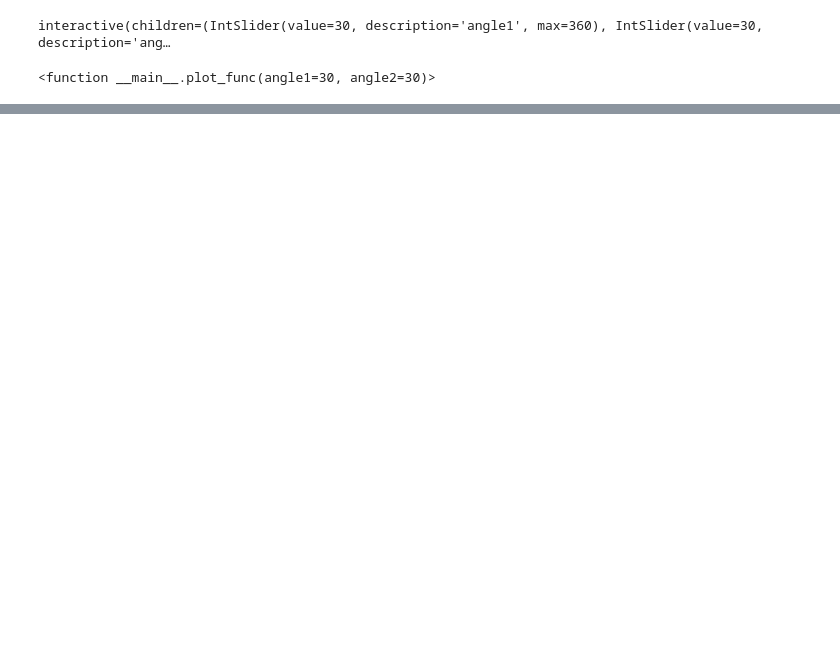
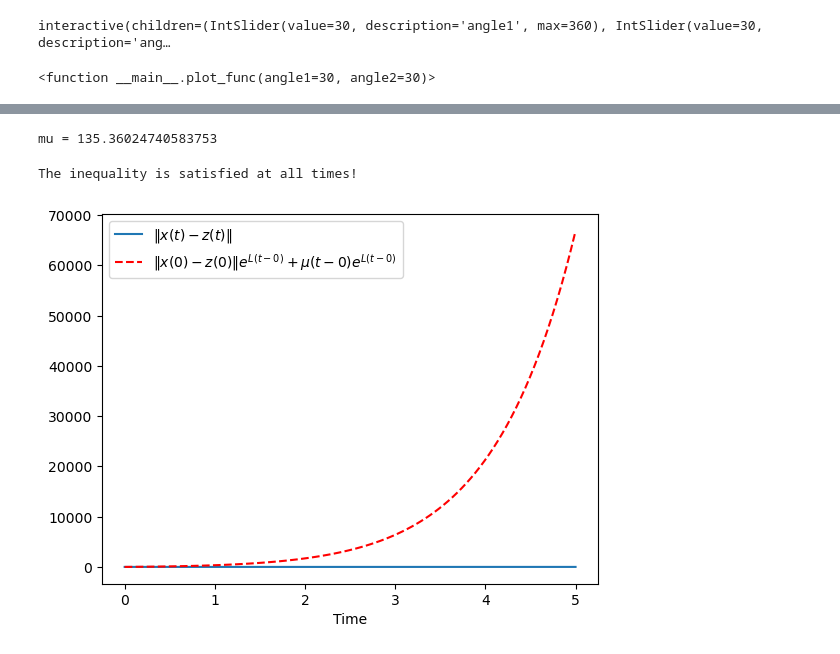
Before and after one commit to CharlesXu-Jingyue/CDS232_Wi24_CourseProject, a Jupyter notebook: FitHughNagumo.ipynb, the cells around one changed output, grey strips where cells are left out. Cells and saved outputs as stored; diff of their text form; code cells hidden in the pictures; blank space fills up the shorter version.

```diff
--- a/FitHughNagumo.ipynb
+++ b/FitHughNagumo.ipynb
@@ -59,15 +60,14 @@ The partial derivative $\frac{\delta f}{\delta v} = 1-v^2$ grows unboundedly wit
 $$L_0 = \max_{x\in B_\epsilon(x_0)} \|Df(x)\|$$
 indicating that at some point $x_0\in\mathbb{R}^2$, there exists such $L_0$ and some arbitrarily small $\epsilon\in\mathbb{R}_{>0}$ such that $x\in B_\epsilon(x_0)$ implies $\|Df(x)\|\le L_0$.
 # %%
-# Compute the local Lipschitz constant
+## Compute the local Lipschitz constant
 from scipy.optimize import minimize
 
-# Compute the Jacobian matrix of f(x)
-Df = sp.Matrix([[dv_dt.diff(v), dv_dt.diff(w)],
-                [dw_dt.diff(v), dw_dt.diff(w)]])
-eig_Df = Df.eigenvals()
+# Compute the Jacobian
+Df = f.jacobian([v, w])
 
 # Store the eigenvalues as functions of v and w
+eig_Df = Df.eigenvals()
 eig_funcs = [sp.lambdify([v, w], abs(eig)) for eig in eig_Df.keys()]
 
 # Define the objective function
@@ -226,0 +296,52 @@ interactive(children=(IntSlider(value=30, description='angle1', max=360), IntSli
+# %%
+## Compute the bound on the distance between the solutions, mu
+# Define the time interval
+t0, t_final = 0.0, 5.0
+n = 100
+t = np.linspace(t0, t_final, n)
+
+# Define the initial conditions
+x0 = np.array([0.0, 0.0])
+z0 = np.array([0.1, 0.0])
+
+# Initialize the solutions
+xt = np.tile(x0, (n, 1)).T
+zt = np.tile(z0, (n, 1)).T
+
+# Define the system of equations
+def f(t, x):
+    v, w = x
+    return [v - (v**3)/3 - w + I, epsilon * (v + a - b*w)]
+
+# Compute the solutions
+x0_sol = solve_ivp(f, [t0, t_final], x0, t_eval=t, method='RK45')
+xt = x0_sol.y
+z0_sol = solve_ivp(f, [t0, t_final], z0, t_eval=t, method='RK45')
+zt = z0_sol.y
+
+# Compute mu
+mu = (np.linalg.norm(xt - zt) - np.linalg.norm(x0 - z0) * np.exp(L0 * (t_final - t0))) / (t_final - t0) * np.exp(L0 * (t_final - t0))
+print("mu =", mu)
+# %% [output]
+mu = 135.36024740583753
+# %%
+## Compute the left- and right-hand sides of the inequality
+lhs = np.linalg.norm(xt - zt, axis=0)
+rhs = np.linalg.norm(x0 - z0) * np.exp(L0 * (t - t0)) + mu * (t - t0) * np.exp(L0 * (t - t0))
+
+if np.all(lhs <= rhs):
+    print("The inequality is satisfied at all times!")
+else:
+    print("The inequality is NOT satisfied at all times!")
+# %% [output]
+The inequality is satisfied at all times!
+# %%
+## Plot the time-varying upper bound on the distance between the solutions
+fig, ax = plt.subplots()
+ax.plot(t, lhs, label='$\|x(t) - z(t)\|$')
+ax.plot(t, rhs, 'r--', label='$\|x(0) - z(0)\| e^{L(t - 0)} + \mu (t - 0) e^{L(t - 0)}$')
+ax.set_xlabel('Time')
+ax.legend()
+plt.show()
+# %% [output]
+[figure, added]
```
Also changed, not shown: parts of 24 cells of this notebook.
